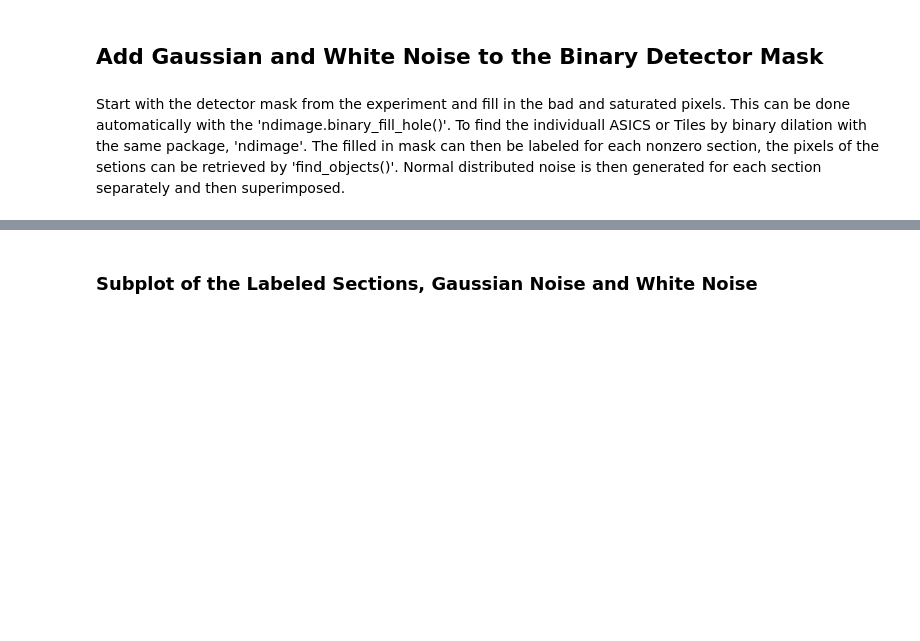
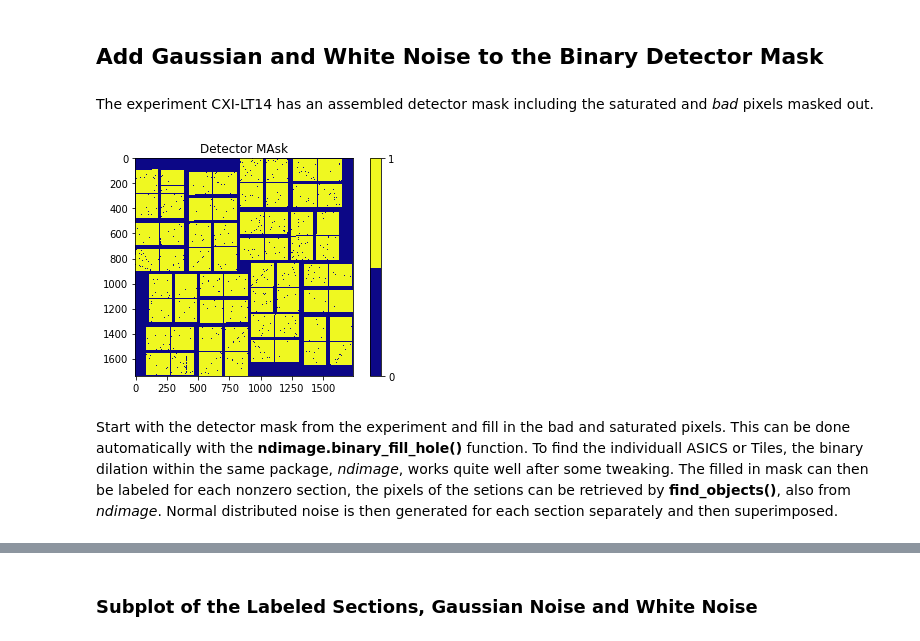
Before and after one commit to Sellberg-lab/XCCA-simulations, a Jupyter notebook: CsCl/Add_Gaussian_Noise_per_Tile-ASIC.ipynb, the cells around one changed output, grey strips where cells are left out. Drawn from its saved outputs; the diff is of its cells as text; code cells hidden in the pictures; blank space fills up the shorter version.

```diff
--- a/CsCl/Add_Gaussian_Noise_per_Tile-ASIC.ipynb
+++ b/CsCl/Add_Gaussian_Noise_per_Tile-ASIC.ipynb
@@ -1,5 +1,22 @@
 # %% [markdown]
 ## Add Gaussian and White Noise to the Binary Detector Mask
+# %% [markdown]
+The experiment CXI-LT14 has an assembled detector mask including the saturated and *bad* pixels masked out.
+# %%
+import os
+import numpy as np
+from  matplotlib import pyplot as plt
+
+this_dir = os.path.dirname(os.path.realpath('test_gnoise_asics.py'))
+mask = np.load("%s/masks/better_mask-assembled.npy" %str(this_dir))
+
+cmap_mask= plt.cm.get_cmap('plasma', 2)
+plt.imshow(mask, cmap=cmap_mask)
+plt.colorbar(ticks=[0,1])
+plt.title('Detector MAsk')
+plt.show()
+# %% [output]
+[figure, added]
 # %% [markdown]
-Start with the detector mask from the experiment and fill in the bad and saturated pixels. This can be done automatically with the 'ndimage.binary_fill_hole()'. To find the individuall ASICS or Tiles by binary dilation with the same package, 'ndimage'. The filled in mask can then be labeled for each nonzero section, the pixels of the setions can be retrieved by 'find_objects()'. Normal distributed noise is then generated for each section separately and then superimposed.
+Start with the detector mask from the experiment and fill in the bad and saturated pixels. This can be done automatically with the **ndimage.binary_fill_hole()** function. To find the individuall ASICS or Tiles, the binary dilation within the same package, *ndimage*, works quite well after some tweaking. The filled in mask can then be labeled for each nonzero section, the pixels of the setions can be retrieved by **find_objects()**, also from *ndimage*. Normal distributed noise is then generated for each section separately and then superimposed.
 # %%
```
Also changed, not shown: parts of 4 cells of this notebook, 5 other files.
